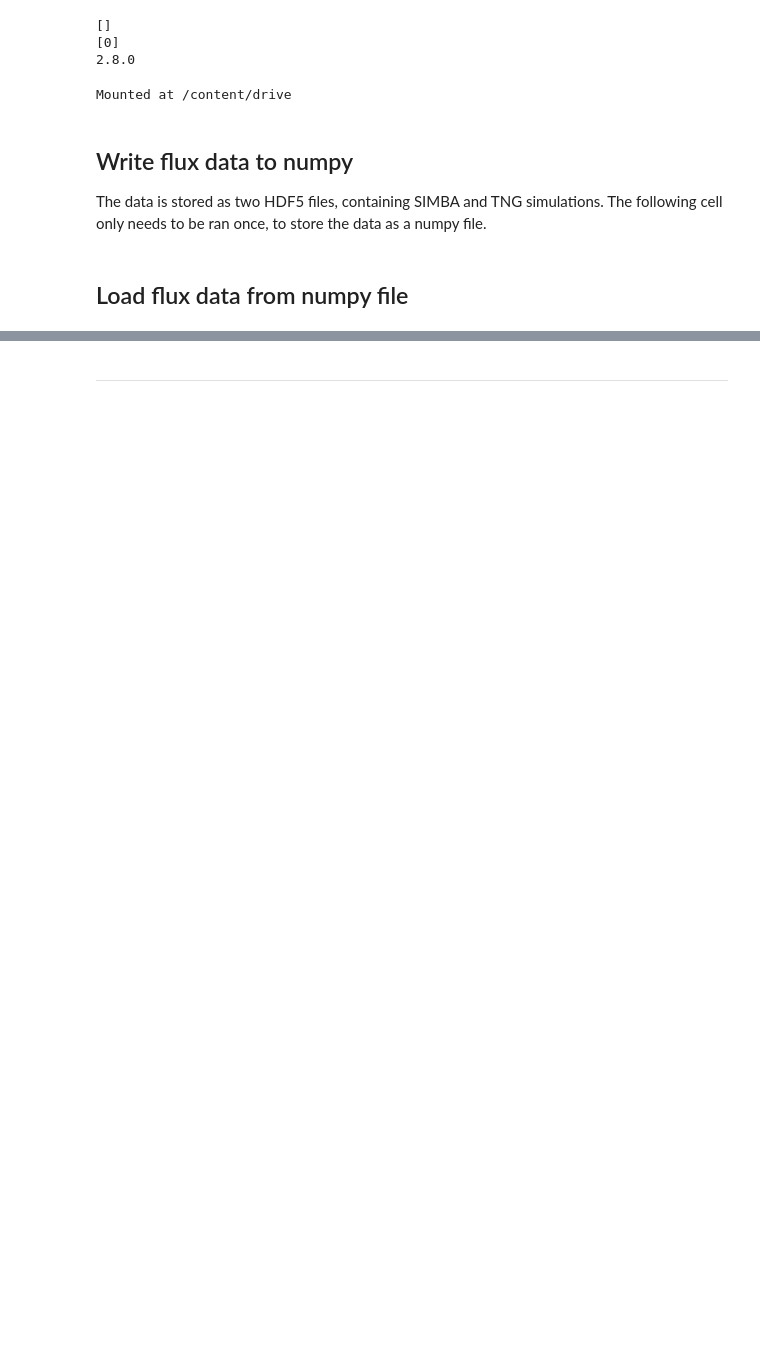
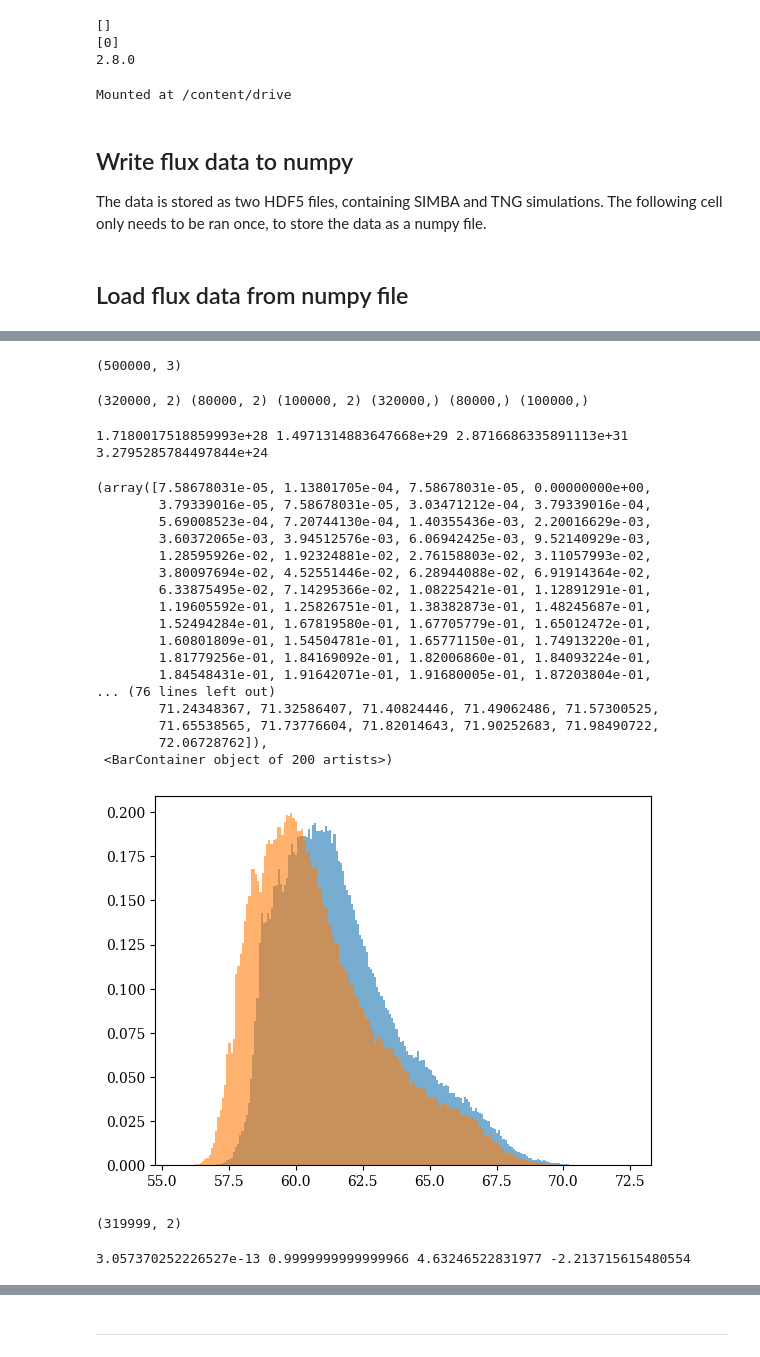
Before and after one commit to cjpdrury/evidence_networks, a Jupyter notebook: evidence_network_flux.ipynb, the cells around one changed output, grey strips where cells are left out. Cells and saved outputs as stored; diff of their text form; code cells hidden in the pictures; blank space fills up the shorter version.

```diff
--- a/evidence_network_flux.ipynb
+++ b/evidence_network_flux.ipynb
@@ -195,0 +148,3 @@ df.head()
+# %%
+# combine into one dataset
+train_flux = np.append(flux_TNG,flux_SIM, axis=0 )
@@ -195,0 +154,56 @@ df.head()
+# %%
+# randomly sample from training data
+
+n_sample = 500000
+# n_sample = train_data.shape[0]
+
+choices = np.random.choice(train_flux.shape[0],
+                                  size=n_sample,
+                                  replace=False)
+train_flux = train_flux[choices,:]
+print(train_flux.shape)
+
+
+# separate training, validation and test data
+x_train, x_test, y_train, y_test = train_test_split(train_flux[:,:-1], train_flux[:,-1], test_size=0.20, shuffle=True, random_state=44)
+x_train, x_val, y_train, y_val = train_test_split(x_train[:,:], y_train[:], test_size=0.20, shuffle=True, random_state=43)
+# %% [output]
+(500000, 3)
+# %%
+print(x_train.shape, x_val.shape, x_test.shape, y_train.shape, y_val.shape,y_test.shape )
+# %% [output]
+(320000, 2) (80000, 2) (100000, 2) (320000,) (80000,) (100000,)
+# %%
+# remove zero valued fluxes.
+x_train = x_train[~np.all(x_train == 0, axis=1)]
+# %%
+print(np.mean(x_train[:,0]), np.std(x_train[:,0]), np.max(x_train[:,0]), np.min(x_train[:,0]))
+# %% [output]
+1.7180017518859993e+28 1.4971314883647668e+29 2.8716686335891113e+31 3.2795285784497844e+24
+# %%
+# check distributions
+plt.hist(np.log(x_train[:,0]),bins=200, density=True, alpha=0.6)
+plt.hist(np.log(x_train[:,1]),bins=200, density=True, alpha=0.6)
+# %% [output]
+(array([7.58678031e-05, 1.13801705e-04, 7.58678031e-05, 0.00000000e+00,
+        3.79339016e-05, 7.58678031e-05, 3.03471212e-04, 3.79339016e-04,
+        5.69008523e-04, 7.20744130e-04, 1.40355436e-03, 2.20016629e-03,
+        3.60372065e-03, 3.94512576e-03, 6.06942425e-03, 9.52140929e-03,
+        1.28595926e-02, 1.92324881e-02, 2.76158803e-02, 3.11057993e-02,
+        3.80097694e-02, 4.52551446e-02, 6.28944088e-02, 6.91914364e-02,
+        6.33875495e-02, 7.14295366e-02, 1.08225421e-01, 1.12891291e-01,
+        1.19605592e-01, 1.25826751e-01, 1.38382873e-01, 1.48245687e-01,
+        1.52494284e-01, 1.67819580e-01, 1.67705779e-01, 1.65012472e-01,
+        1.60801809e-01, 1.54504781e-01, 1.65771150e-01, 1.74913220e-01,
+        1.81779256e-01, 1.84169092e-01, 1.82006860e-01, 1.84093224e-01,
+        1.84548431e-01, 1.91642071e-01, 1.91680005e-01, 1.87203804e-01,
+... (76 lines left out)
+        71.24348367, 71.32586407, 71.40824446, 71.49062486, 71.57300525,
+        71.65538565, 71.73776604, 71.82014643, 71.90252683, 71.98490722,
+        72.06728762]),
+ <BarContainer object of 200 artists>)
+[figure, added]
+# %%
+x_train[:,:2].shape
+# %% [output]
+(319999, 2)
@@ -195,0 +232,4 @@ df.head()
+# %%
+print(np.mean(x_train_scaled[:,1]), np.std(x_train_scaled[:,1]), np.max(x_train_scaled[:,1]), np.min(x_train_scaled[:,1]))
+# %% [output]
+3.057370252226527e-13 0.9999999999999966 4.63246522831977 -2.213715615480554
```
Also changed, not shown: parts of 23 cells of this notebook.
